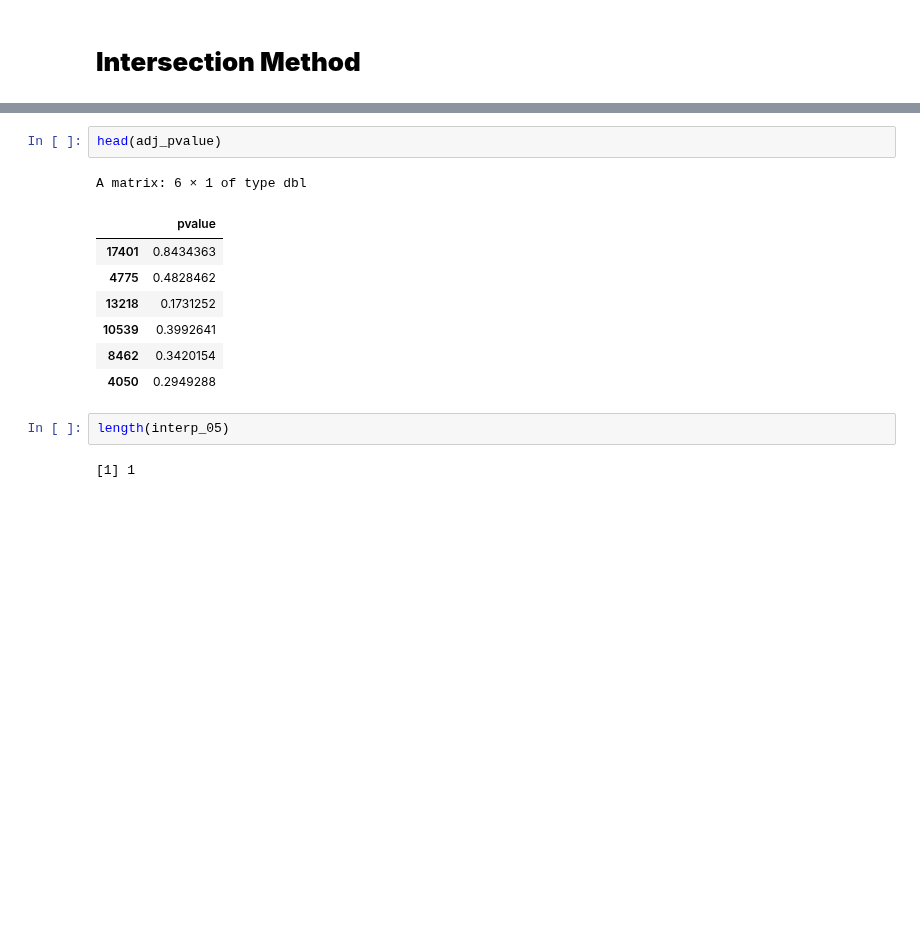
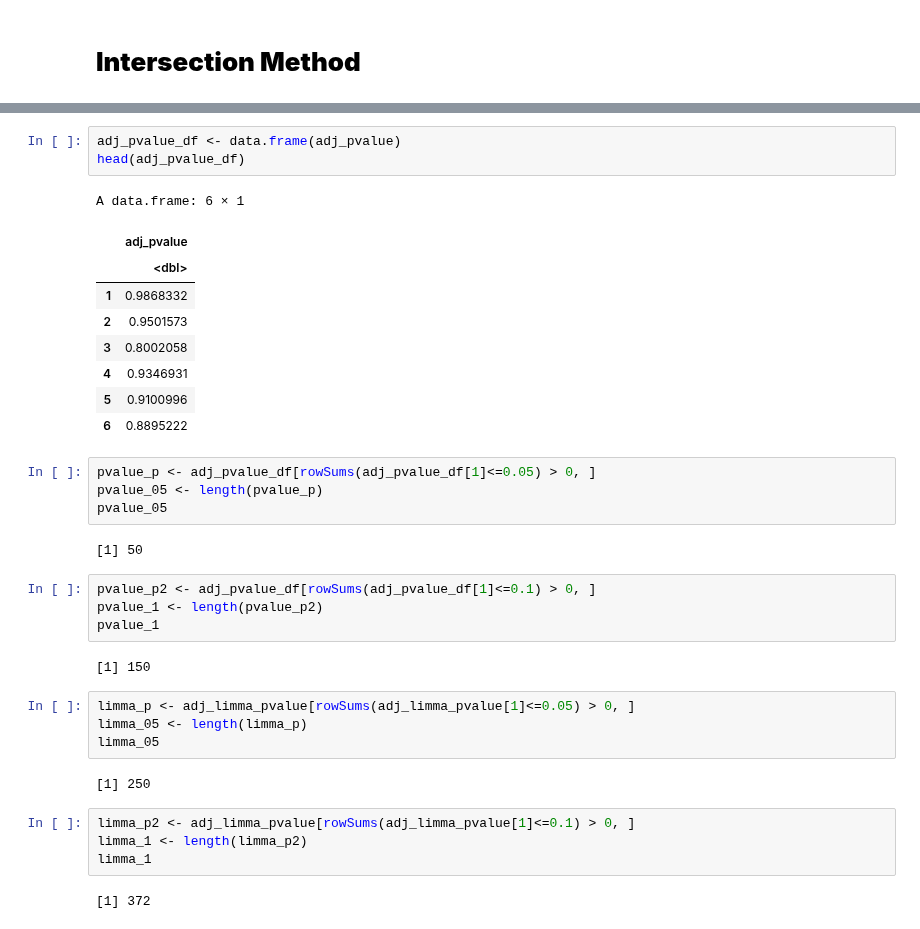
Before and after one commit to almedida/thesis, a Jupyter notebook: simulation_all.ipynb, the cells around one changed output, grey strips where cells are left out. Saved outputs shown, nothing was run; the diff lists cells and outputs as text; blank space fills up the shorter version.

```diff
--- a/simulation_all.ipynb
+++ b/simulation_all.ipynb
@@ -436,15 +415,37 @@ head(a[i,])
-# %%
-head(adj_pvalue)
-# %% [output]
-A matrix: 6 × 1 of type dbl
-|  | pvalue |
-| 17401 | 0.8434363 |
-| 4775 | 0.4828462 |
-| 13218 | 0.1731252 |
-| 10539 | 0.3992641 |
-| 8462 | 0.3420154 |
-| 4050 | 0.2949288 |
-# %%
-length(interp_05)
-# %% [output]
-[1] 1
+# %%
+adj_pvalue_df <- data.frame(adj_pvalue)
+head(adj_pvalue_df)
+# %% [output]
+A data.frame: 6 × 1
+|  | adj_pvalue |
+|  | <dbl> |
+| 1 | 0.9868332 |
+| 2 | 0.9501573 |
+| 3 | 0.8002058 |
+| 4 | 0.9346931 |
+| 5 | 0.9100996 |
+| 6 | 0.8895222 |
+# %%
+pvalue_p <- adj_pvalue_df[rowSums(adj_pvalue_df[1]<=0.05) > 0, ]
+pvalue_05 <- length(pvalue_p)
+pvalue_05
+# %% [output]
+[1] 50
+# %%
+pvalue_p2 <- adj_pvalue_df[rowSums(adj_pvalue_df[1]<=0.1) > 0, ]
+pvalue_1 <- length(pvalue_p2)
+pvalue_1
+# %% [output]
+[1] 150
+# %%
+limma_p <- adj_limma_pvalue[rowSums(adj_limma_pvalue[1]<=0.05) > 0, ]
+limma_05 <- length(limma_p)
+limma_05
+# %% [output]
+[1] 250
+# %%
+limma_p2 <- adj_limma_pvalue[rowSums(adj_limma_pvalue[1]<=0.1) > 0, ]
+limma_1 <- length(limma_p2)
+limma_1
+# %% [output]
+[1] 372
```
Also changed, not shown: parts of 8 cells of this notebook.
